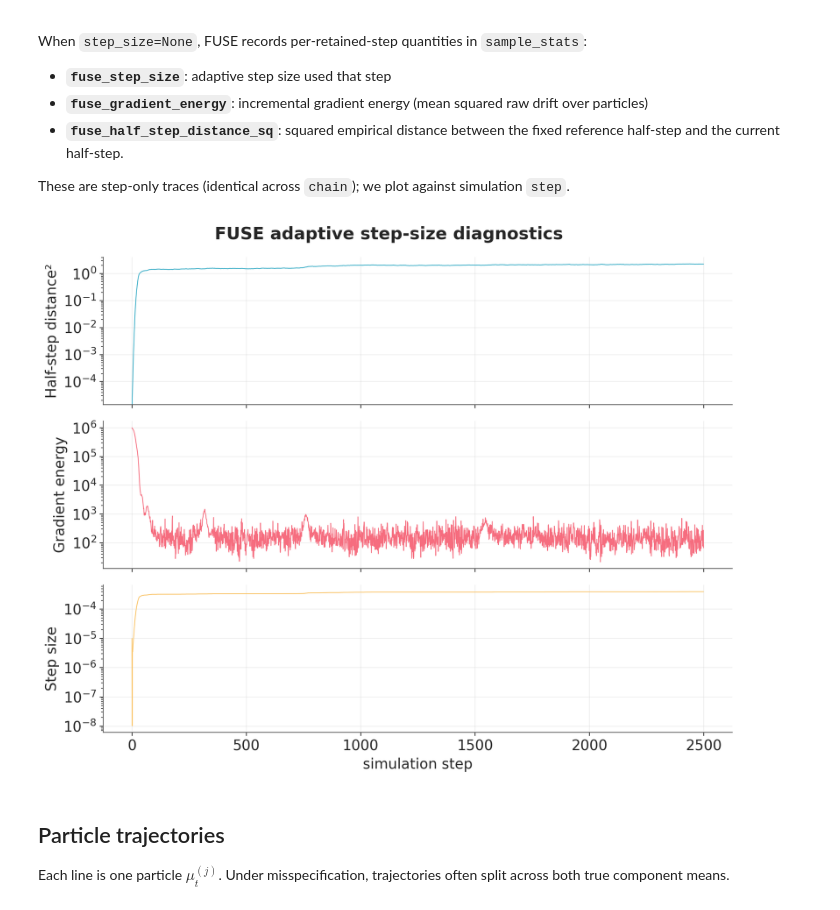
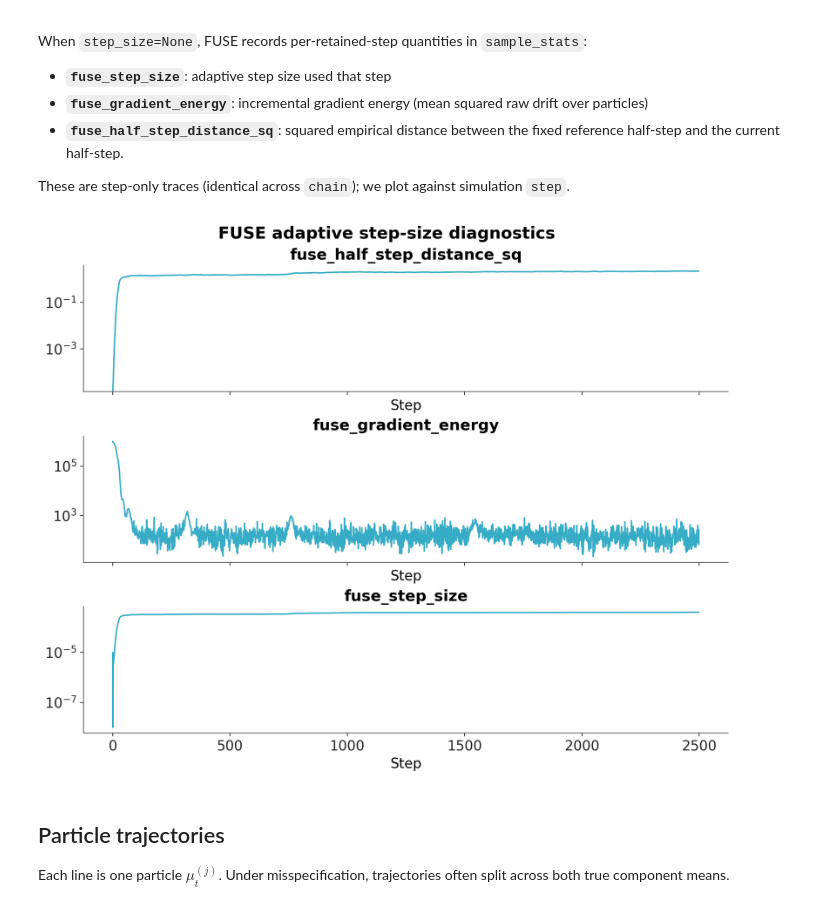
Before and after one commit to pymc-devs/pymc-prop, a Jupyter notebook: examples/bimodal_gaussian.ipynb, the cells around one changed output. Cells and saved outputs as stored; diff of their text form; code cells hidden in the pictures.

```diff
--- a/examples/bimodal_gaussian.ipynb
+++ b/examples/bimodal_gaussian.ipynb
@@ -113,34 +113,23 @@ When `step_size=None`, FUSE records per-retained-step quantities in `sample_stat
 
 These are step-only traces (identical across `chain`); we plot against simulation `step`.
 # %%
-steps = dt.sample_stats.coords["step"].values
-half_step_distance_sq = dt.sample_stats["fuse_half_step_distance_sq"].isel(chain=0).values
-gradient_energy = dt.sample_stats["fuse_gradient_energy"].isel(chain=0).values
-step_size_trace = dt.sample_stats["fuse_step_size"].isel(chain=0).values
-
-fig, axes = plt.subplots(3, 1, figsize=(10, 8), sharex=True)
-
-axes[0].plot(steps, half_step_distance_sq, color="C0", lw=0.8)
-axes[0].set_ylabel("Half-step distance²")
-axes[0].set_yscale("log")
-axes[0].grid(alpha=0.3)
-
-axes[1].plot(steps, gradient_energy, color="C1", lw=0.8)
-axes[1].set_ylabel("Gradient energy")
-axes[1].set_yscale("log")
-axes[1].grid(alpha=0.3)
-
-axes[2].plot(steps, step_size_trace, color="C2", lw=0.8)
-axes[2].set_ylabel("Step size")
-axes[2].set_xlabel("simulation step")
-axes[2].set_yscale("log")
-axes[2].grid(alpha=0.3)
-
-fig.suptitle("FUSE adaptive step-size diagnostics")
-fig.tight_layout()
-plt.show()
+to_plot_dt = dt.sel(chain=[0])
+pc = az.plot_trace(
+    to_plot_dt,
+    var_names=[
+        "fuse_half_step_distance_sq",
+        "fuse_gradient_energy",
+        "fuse_step_size",
+    ],
+    group="sample_stats",
+    visuals={"trace": {"xname": "step"}},
+    col_wrap=1,
+    figure_kwargs={"figsize": (10, 8)},
+)
+pc.facet_map("set_yscale", scale="log")
+pc.add_title("FUSE adaptive step-size diagnostics")
 # %% [output]
-[figure, old version]
+[figure, new version]
 # %% [markdown]
 ## Particle trajectories
 
```
Also changed, not shown: parts of 1 cell of this notebook, 7 other files.
